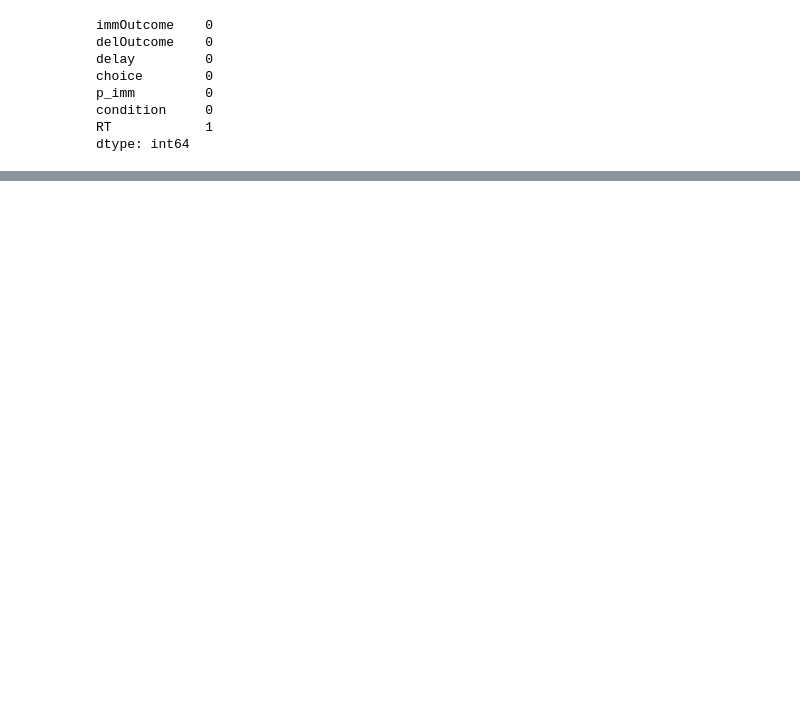
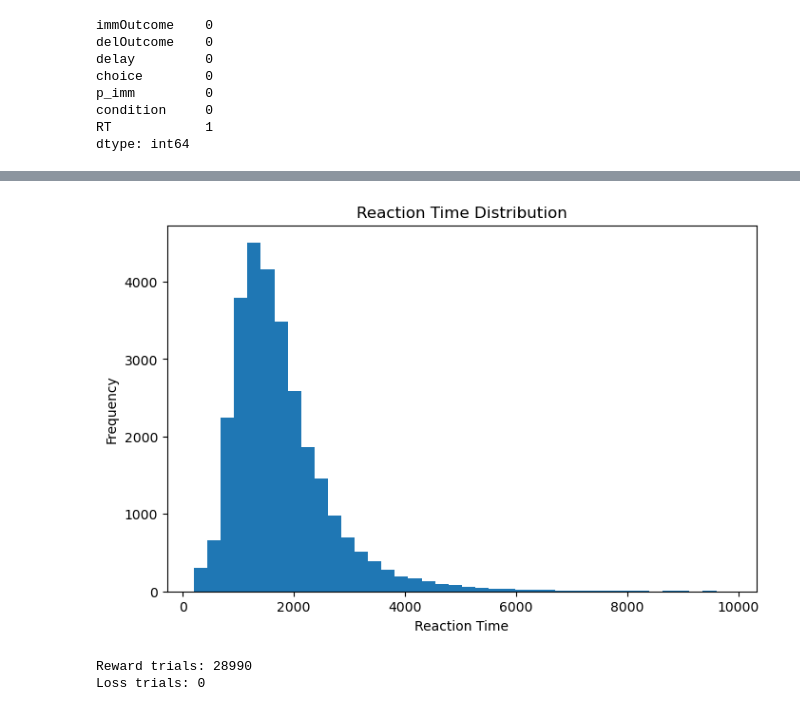
Before and after one commit to Aarohi29/ICCS2026_Final_Project, a Jupyter notebook: notebooks/01_Data_Exploration.ipynb, the cells around one changed output, grey strips where cells are left out. Saved outputs shown, nothing was run; the diff lists cells and outputs as text; code cells hidden in the pictures; blank space fills up the shorter version.

```diff
--- a/notebooks/01_Data_Exploration.ipynb
+++ b/notebooks/01_Data_Exploration.ipynb
@@ -153,0 +311,28 @@ dtype: int64
+# %%
+all_rt = []
+for participant in participants.values():
+    for df in [participant["train"], participant["test"]]:
+        all_rt.extend(df["RT"].dropna())
+# %%
+plt.figure(figsize=(8,5))
+plt.hist(all_rt, bins=40)
+plt.title("Reaction Time Distribution")
+plt.xlabel("Reaction Time")
+plt.ylabel("Frequency")
+plt.show()
+# %% [output]
+[figure, added]
+# %%
+reward = 0
+loss = 0
+
+for participant in participants.values():
+    for df in [participant["train"], participant["test"]]:
+        reward += (df["condition"] == 1).sum()
+        loss += (df["condition"] == 2).sum()
+
+print(f"Reward trials: {reward}")
+print(f"Loss trials: {loss}")
+# %% [output]
+Reward trials: 28990
+Loss trials: 0
```
Also changed, not shown: parts of 27 cells of this notebook, 11 other files.
